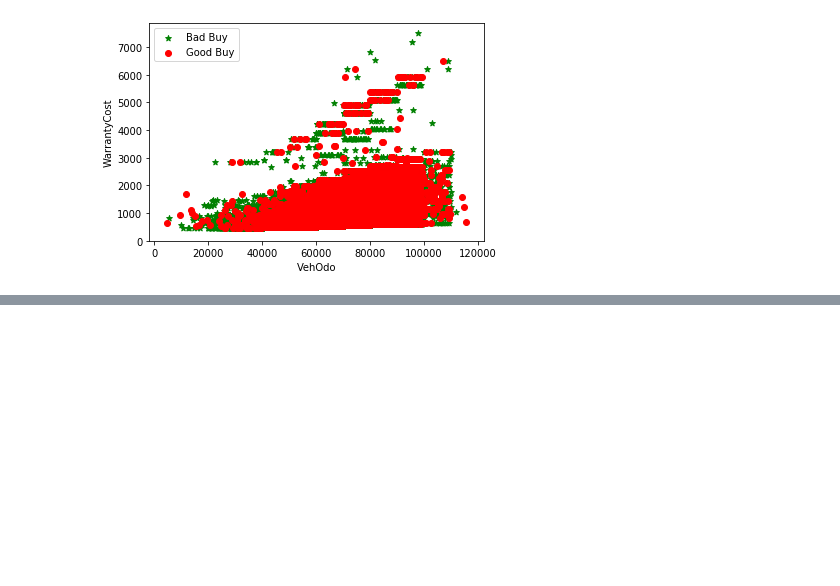
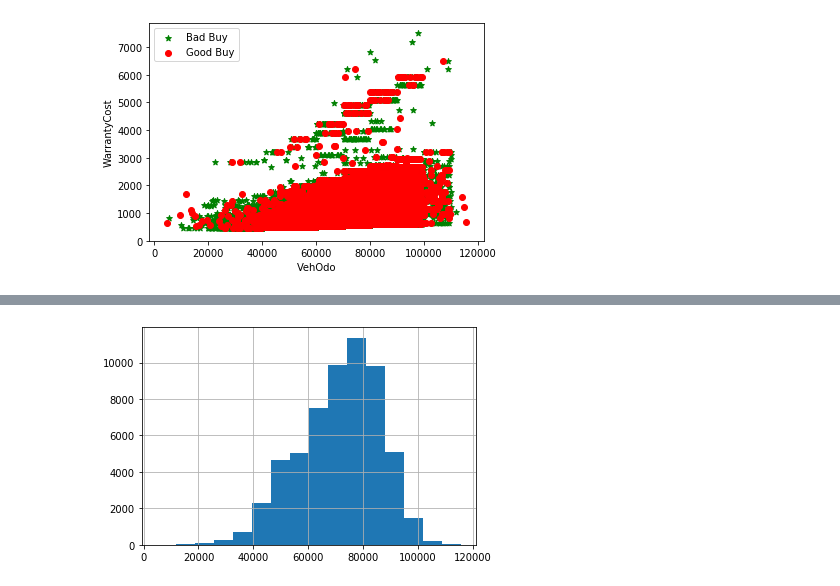
Before and after one commit to andybbruno/DataMining, a Jupyter notebook: DataUnderstanding.ipynb, the cells around one changed output, grey strips where cells are left out. Drawn from its saved outputs; the diff is of its cells as text; code cells hidden in the pictures; blank space fills up the shorter version.

```diff
--- a/DataUnderstanding.ipynb
+++ b/DataUnderstanding.ipynb
@@ -318,0 +324,5 @@ plt.show()
+# %%
+df['VehOdo'].hist(bins=16)
+plt.show()
+# %% [output]
+[figure, added]
```
Also changed, not shown: parts of 4 cells of this notebook.
